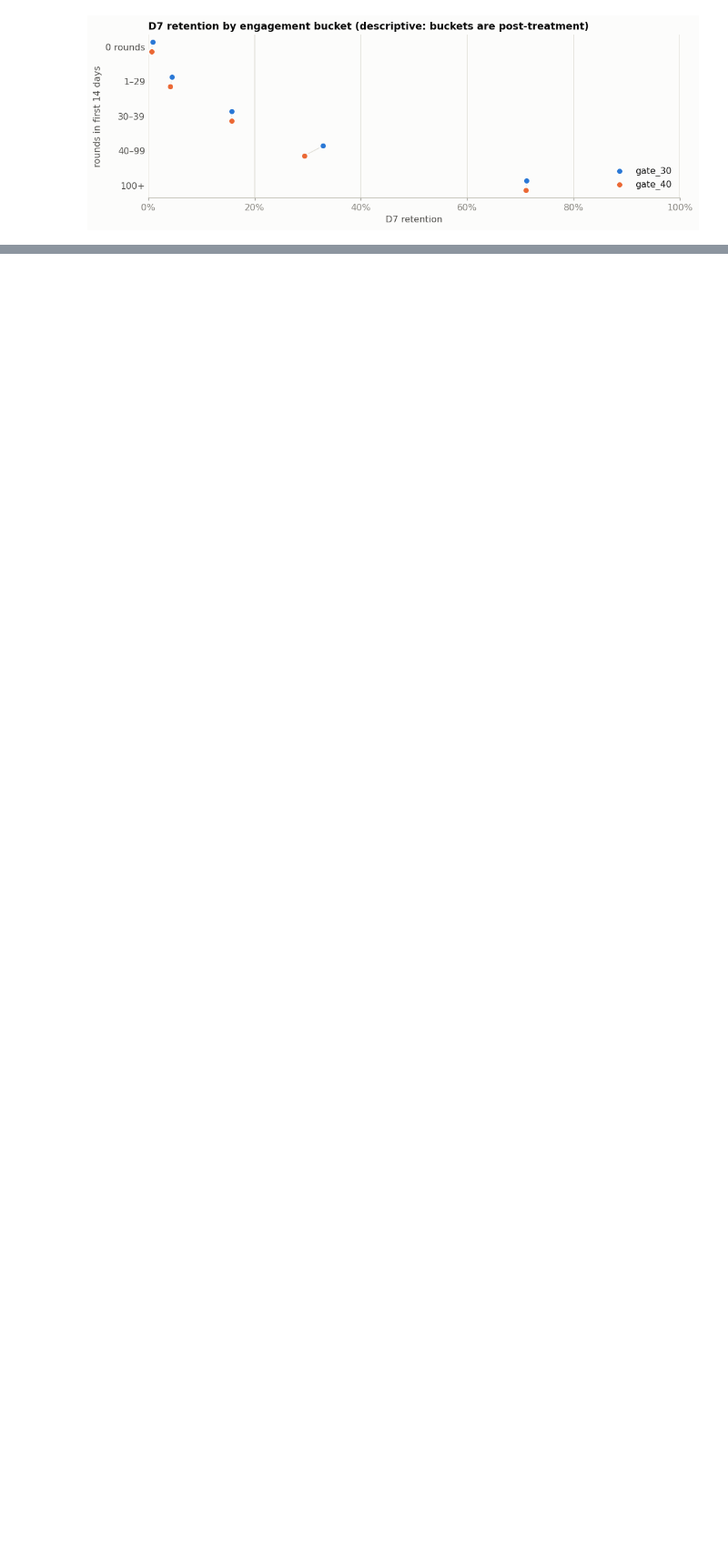
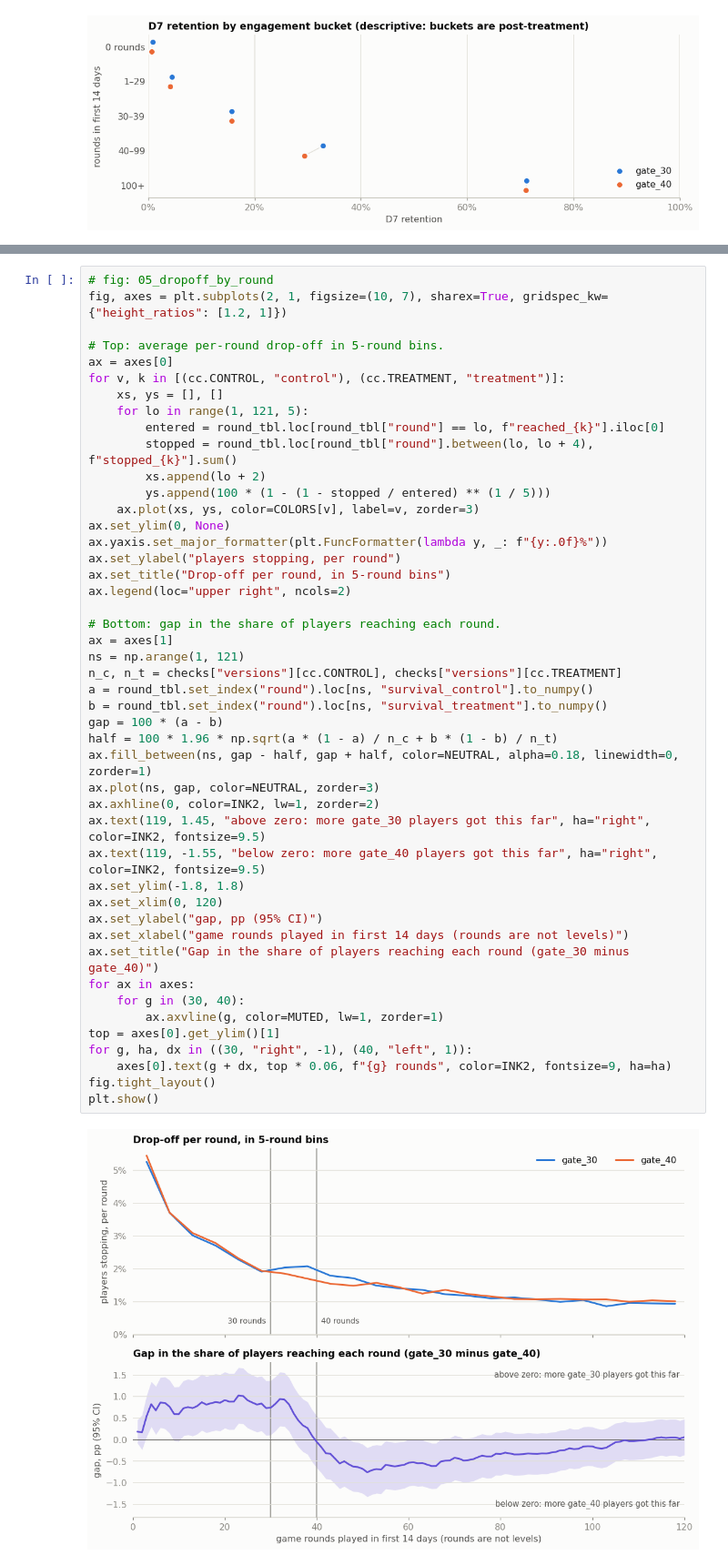
Before and after one commit to rahulkundanjha-blip/cookie-cats-ab-test, a Jupyter notebook: cookie_cats_ab_test.ipynb, the cells around one changed output, grey strips where cells are left out. Shown at 91% size. Drawn from its saved outputs; the diff is of its cells as text; blank space fills up the shorter version.

```diff
--- a/cookie_cats_ab_test.ipynb
+++ b/cookie_cats_ab_test.ipynb
@@ -464,0 +441,48 @@ saved out/results.json, out/segments_d7.csv, out/segments_d1.csv
+# %%
+# fig: 05_dropoff_by_round
+fig, axes = plt.subplots(2, 1, figsize=(10, 7), sharex=True, gridspec_kw={"height_ratios": [1.2, 1]})
+
+# Top: average per-round drop-off in 5-round bins.
+ax = axes[0]
+for v, k in [(cc.CONTROL, "control"), (cc.TREATMENT, "treatment")]:
+    xs, ys = [], []
+    for lo in range(1, 121, 5):
+        entered = round_tbl.loc[round_tbl["round"] == lo, f"reached_{k}"].iloc[0]
+        stopped = round_tbl.loc[round_tbl["round"].between(lo, lo + 4), f"stopped_{k}"].sum()
+        xs.append(lo + 2)
+        ys.append(100 * (1 - (1 - stopped / entered) ** (1 / 5)))
+    ax.plot(xs, ys, color=COLORS[v], label=v, zorder=3)
+ax.set_ylim(0, None)
+ax.yaxis.set_major_formatter(plt.FuncFormatter(lambda y, _: f"{y:.0f}%"))
+ax.set_ylabel("players stopping, per round")
+ax.set_title("Drop-off per round, in 5-round bins")
+ax.legend(loc="upper right", ncols=2)
+
+# Bottom: gap in the share of players reaching each round.
+ax = axes[1]
+ns = np.arange(1, 121)
+n_c, n_t = checks["versions"][cc.CONTROL], checks["versions"][cc.TREATMENT]
+a = round_tbl.set_index("round").loc[ns, "survival_control"].to_numpy()
+b = round_tbl.set_index("round").loc[ns, "survival_treatment"].to_numpy()
+gap = 100 * (a - b)
+half = 100 * 1.96 * np.sqrt(a * (1 - a) / n_c + b * (1 - b) / n_t)
+ax.fill_between(ns, gap - half, gap + half, color=NEUTRAL, alpha=0.18, linewidth=0, zorder=1)
+ax.plot(ns, gap, color=NEUTRAL, zorder=3)
+ax.axhline(0, color=INK2, lw=1, zorder=2)
+ax.text(119, 1.45, "above zero: more gate_30 players got this far", ha="right", color=INK2, fontsize=9.5)
+ax.text(119, -1.55, "below zero: more gate_40 players got this far", ha="right", color=INK2, fontsize=9.5)
+ax.set_ylim(-1.8, 1.8)
+ax.set_xlim(0, 120)
+ax.set_ylabel("gap, pp (95% CI)")
+ax.set_xlabel("game rounds played in first 14 days (rounds are not levels)")
+ax.set_title("Gap in the share of players reaching each round (gate_30 minus gate_40)")
+for ax in axes:
+    for g in (30, 40):
+        ax.axvline(g, color=MUTED, lw=1, zorder=1)
+top = axes[0].get_ylim()[1]
+for g, ha, dx in ((30, "right", -1), (40, "left", 1)):
+    axes[0].text(g + dx, top * 0.06, f"{g} rounds", color=INK2, fontsize=9, ha=ha)
+fig.tight_layout()
+plt.show()
+# %% [output]
+[figure, added]
```
Also changed, not shown: parts of 10 cells of this notebook, 8 other files.
